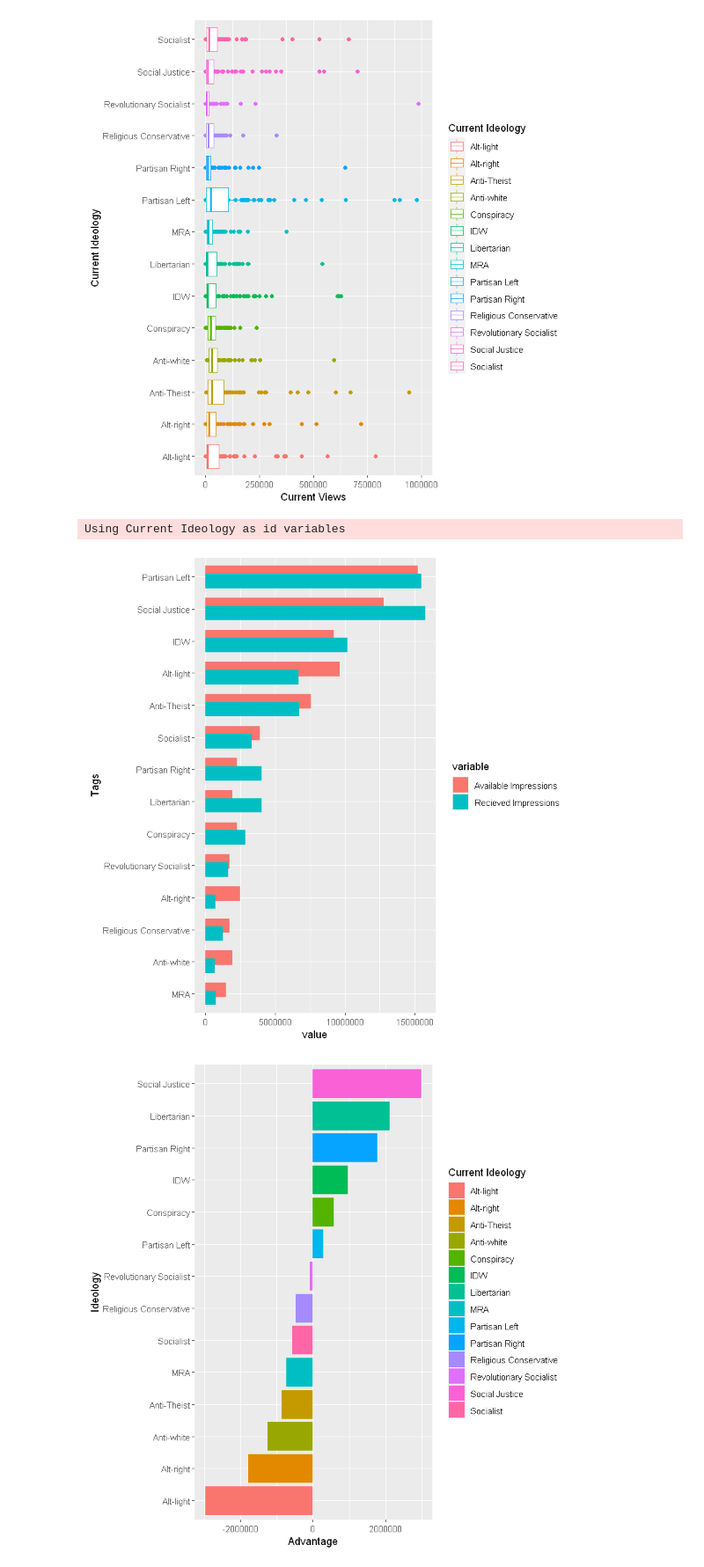
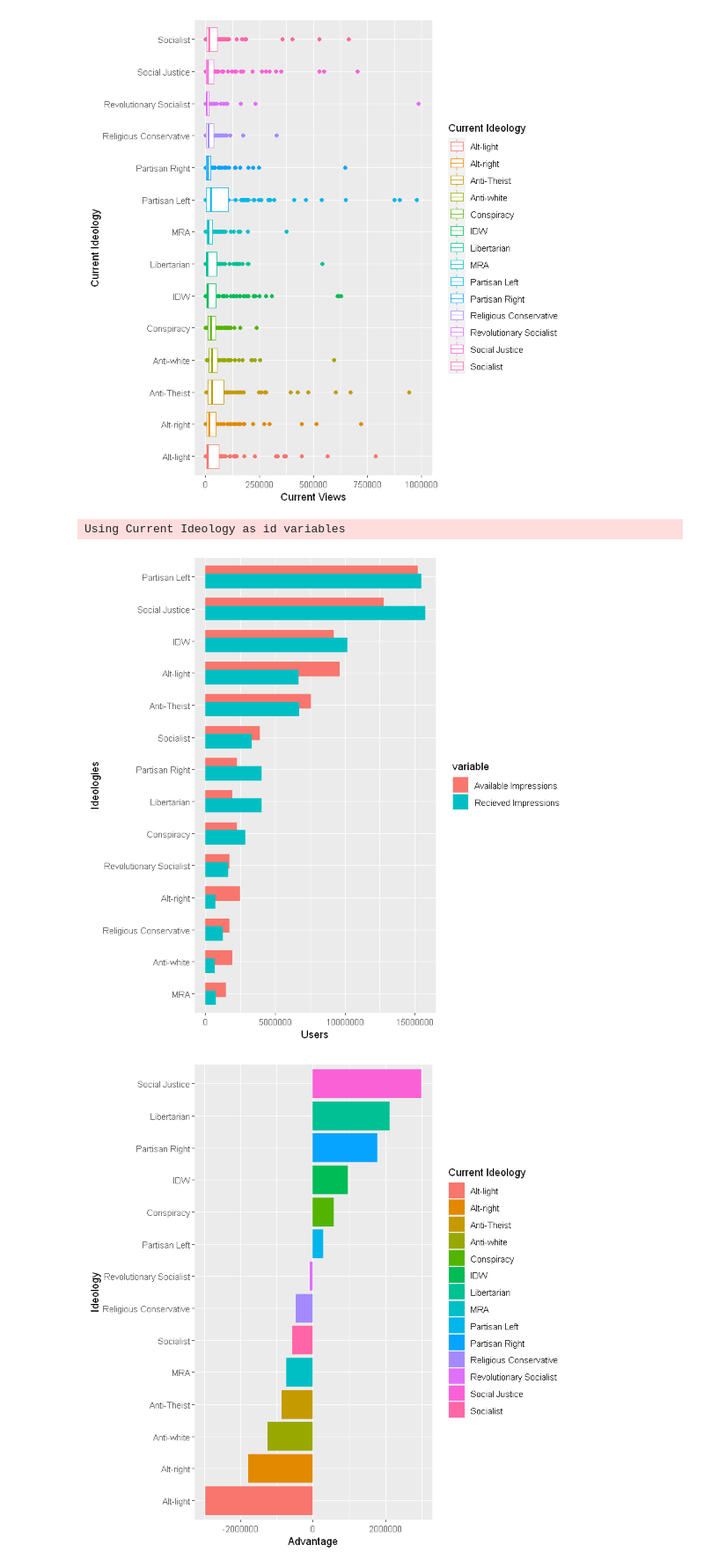
Before and after one commit to ksjhe/YouTube-Radicalization-Modelling, a Jupyter notebook: Exploratory Analysis Ideology.ipynb, the cells around one changed output. Shown at 88% size. Drawn from its saved outputs; the diff is of its cells as text; code cells hidden in the pictures.

```diff
--- a/Exploratory Analysis Ideology.ipynb
+++ b/Exploratory Analysis Ideology.ipynb
@@ -122,15 +140,15 @@ Warning message:
 # %%
 impressions <- df %>% filter(`Next Ideology` != "Others") %>% group_by(`Current Ideology`) %>% mutate(`Available Impressions` = sum(Impressions)) %>%
 ungroup() %>% group_by(`Next Ideology`) %>% mutate(`Recieved Impressions` = sum(Impressions)) %>% ungroup() %>%
 filter(`Current Ideology` == `Next Ideology`) %>% select(`Current Ideology`,`Available Impressions`,`Recieved Impressions`) %>%
 unique()
 
 impressions %>% melt(vars = `Current Ideology`) %>%
 ggplot(aes(x = reorder(`Current Ideology`,`value`),y = value)) + geom_bar(aes(fill = variable), stat = "identity",
-                                           position = position_dodge(width = -0.5)) +coord_flip() + xlab("Tags")
+                                           position = position_dodge(width = -0.5)) +coord_flip() + xlab("Ideologies") + ylab("Users")
 # %% [output]
 Using Current Ideology as id variables
-[figure, old version]
+[figure, new version]
 # %%
 impressions %>% mutate(Advantage = `Recieved Impressions` - `Available Impressions`) %>%
 ggplot(aes(x= reorder(`Current Ideology`,Advantage), y = Advantage)) + geom_bar(stat = "identity", aes(fill = `Current Ideology`)) +
```
Also changed, not shown: parts of 2 cells of this notebook, 9 other files.
